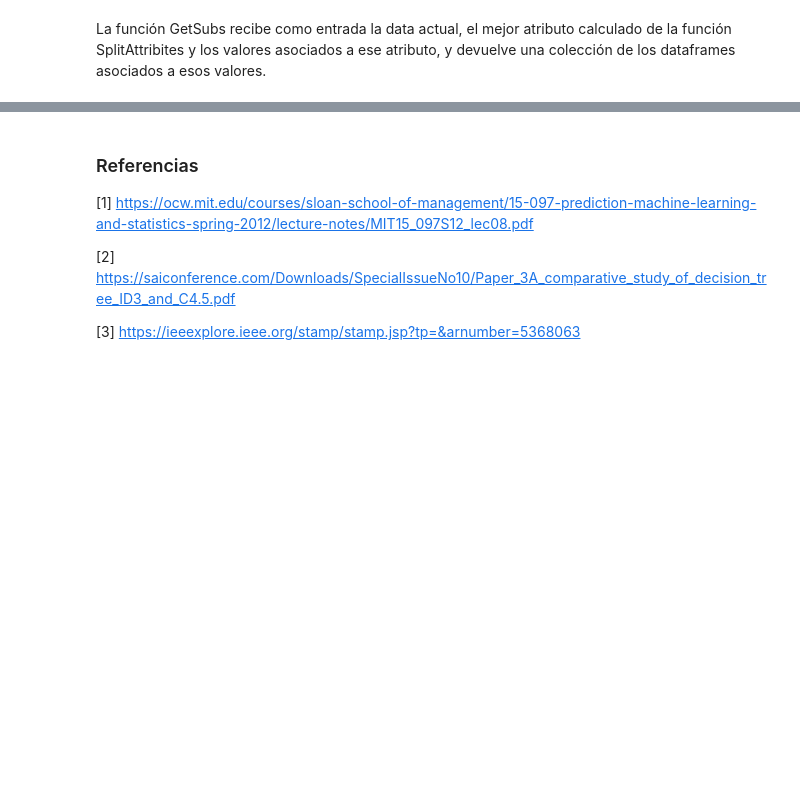
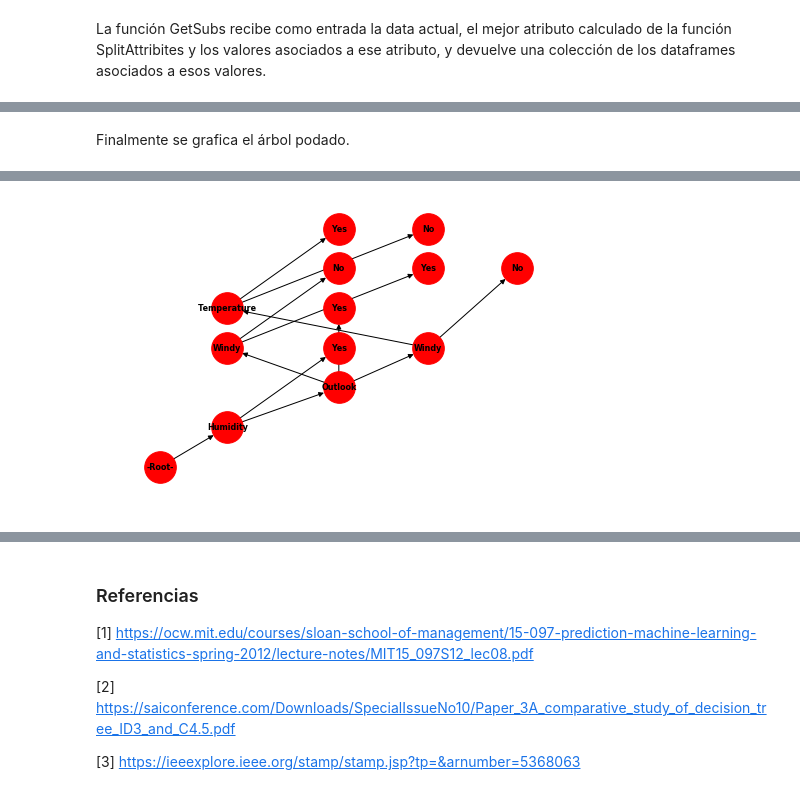
Before and after one commit to JoaoRacedo/C4.5, a Jupyter notebook: C45.ipynb, the cells around one changed output, grey strips where cells are left out. Cells and saved outputs as stored; diff of their text form; code cells hidden in the pictures; blank space fills up the shorter version.

```diff
--- a/C45.ipynb
+++ b/C45.ipynb
@@ -210,15 +309,15 @@ def PruneTree(root):
 # %%
-root = Node(attribute_name='-Root-', entropy_value=0, parent=None, attribute_value=None, is_final_decision=False)
-Splitter = SplitAttributes(data_temp, headers, root, 0)
+root = Node(attribute_name='-Root-', entropy_value=0, parent=None, attribute_value=None, is_numeric=False, is_final_decision=False, comparison_mode=None)
+Splitter = SplitAttributes(data_temp, headers, root, 0, None)
 Splitter
 
-print("Tree before pruning")
+print("Tree before compression")
 PrintTree(root)
 
-# Prune the tree to remove redundant branches
-PruneTree(root)
+# Compress the tree to remove redundant branches
+CompressTree(root)
 
 print()
-print("Tree after pruning")
+print("Tree after compression")
 PrintTree(root)
 # %% [output]
@@ -241,0 +428,8 @@ Tree before pruning
+# %%
+print(test_data)
+z = 1
+
+pruned_tree = copy.deepcopy(root)
+PruneTree(pruned_tree, test_data, z)
+CompressTree(pruned_tree)
+PrintTree(pruned_tree)
@@ -241,0 +454,49 @@ Tree before pruning
+# %% [markdown]
+Finalmente se grafica el árbol podado.
+# %%
+def ContainsPosition(positions, position):
+    for pos in positions:
+        if positions[pos] == position:
+            return True
+    return False
+
+def CalculateNodePositions(root, positions, level=0, siblings=0):
+    if len(root.children) == 0:
+        tentative_pos = (5 + 3, level + 8)
+        while ContainsPosition(positions, tentative_pos):
+            tentative_pos = (tentative_pos[0] + 3 + 1, level + 8)
+
+        positions[root] = tentative_pos
+        print("Node at " + str(tentative_pos))
+        return
+
+    for i in range(len(root.children)):
+        child = root.children[i]
+        tentative_pos = (i * 5 + 3, level + 8)
+        while ContainsPosition(positions, tentative_pos):
+            tentative_pos = (tentative_pos[0] + 3 + 1, level + 8)
+
+        positions[child] = tentative_pos
+        print("Node at " + str(tentative_pos))
+        CalculateNodePositions(child, positions, level + 8, len(root.children))
+
+def ConstructGraph(root, G, labels):
+    G.add_node(root)
+    if root.parent is not None:
+        G.add_edge(root.parent, root)
+    if root.is_final_decision:
+        labels[root] = "{}".format(root.decision_value)
+    else:
+        labels[root] = "{}".format(root.attribute_name)
+    for child in root.children:
+        ConstructGraph(child, G, labels)
+
+positions = {pruned_tree: (0, 0)}
+CalculateNodePositions(pruned_tree, positions)
+
+G = nx.DiGraph()
+labels = {}
+ConstructGraph(pruned_tree, G, labels)
+nx.draw(G, pos=positions, labels=labels, with_labels=True, font_weight='bold', font_size=8, node_size=1000)
+plt.savefig("Graph.png", format="PNG")
+# %% [output]
@@ -241,0 +522 @@ Tree before pruning
+[figure, added]
```
Also changed, not shown: parts of 23 cells of this notebook, 1 other file.
